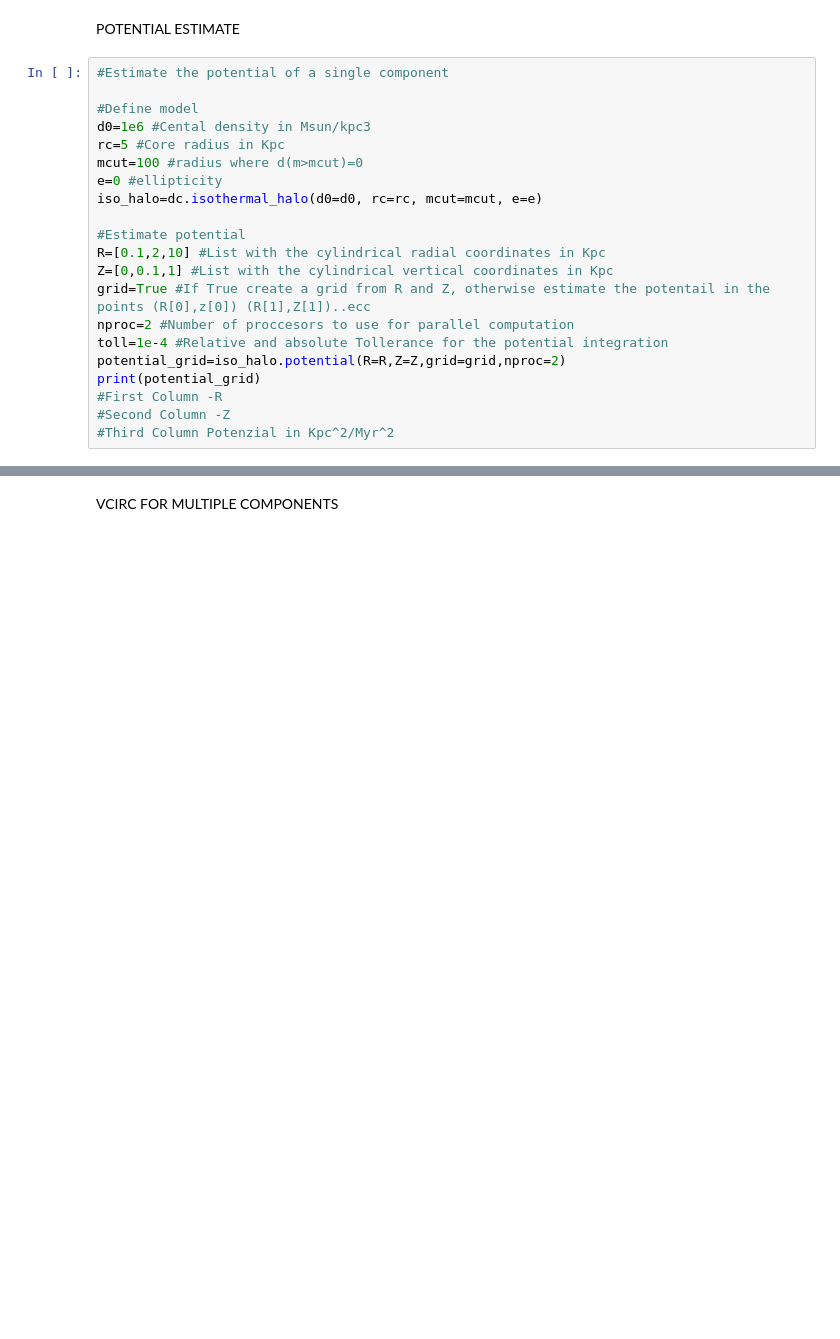
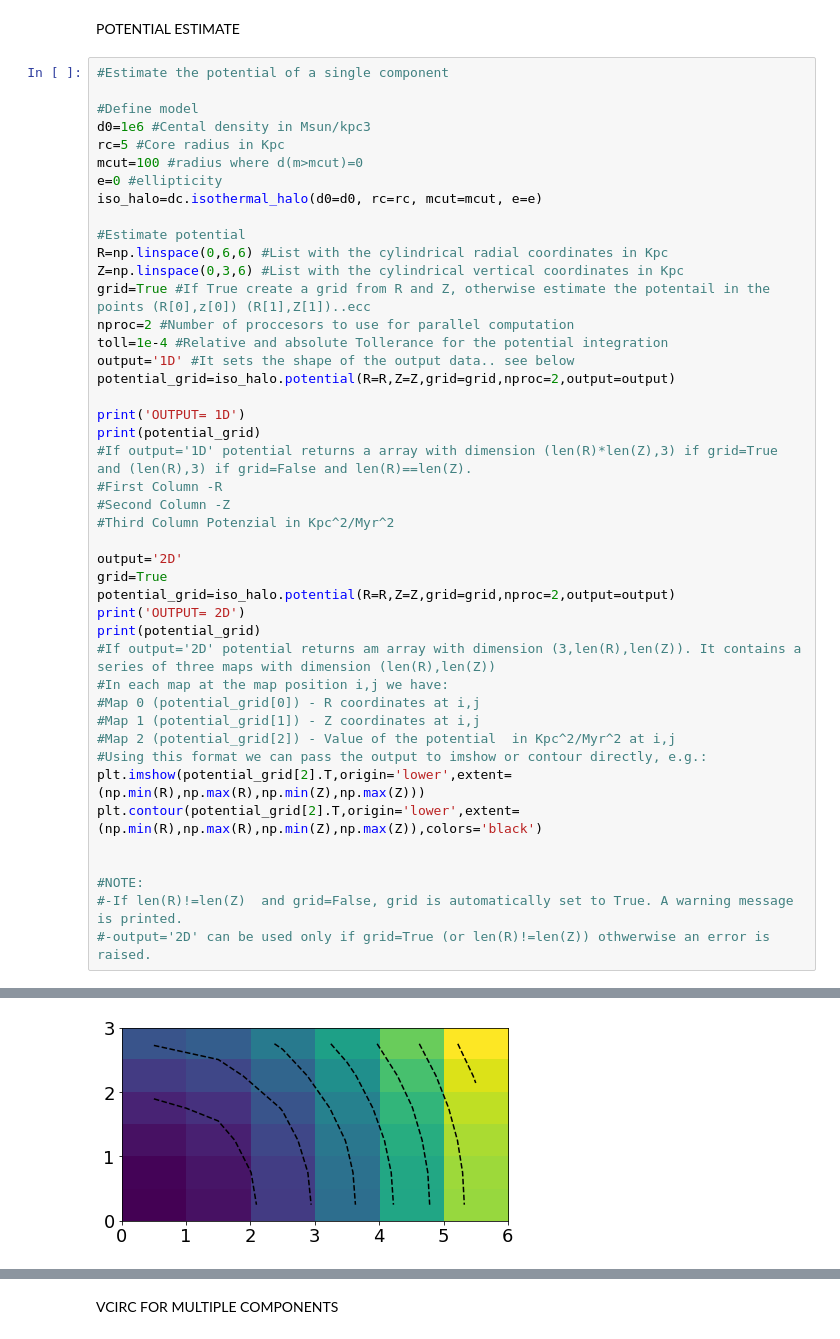
Before and after one commit to editeodoro/discH, a Jupyter notebook: doc/Tutorial.ipynb, the cells around one changed output, grey strips where cells are left out. Saved outputs shown, nothing was run; the diff lists cells and outputs as text; blank space fills up the shorter version.

```diff
--- a/doc/Tutorial.ipynb
+++ b/doc/Tutorial.ipynb
@@ -1018,14 +1013,37 @@ e=0 #ellipticity
 iso_halo=dc.isothermal_halo(d0=d0, rc=rc, mcut=mcut, e=e)
 
 #Estimate potential
-R=[0.1,2,10] #List with the cylindrical radial coordinates in Kpc
-Z=[0,0.1,1] #List with the cylindrical vertical coordinates in Kpc
+R=np.linspace(0,6,6) #List with the cylindrical radial coordinates in Kpc
+Z=np.linspace(0,3,6) #List with the cylindrical vertical coordinates in Kpc
 grid=True #If True create a grid from R and Z, otherwise estimate the potentail in the points (R[0],z[0]) (R[1],Z[1])..ecc
 nproc=2 #Number of proccesors to use for parallel computation
 toll=1e-4 #Relative and absolute Tollerance for the potential integration
-potential_grid=iso_halo.potential(R=R,Z=Z,grid=grid,nproc=2)
+output='1D' #It sets the shape of the output data.. see below
+potential_grid=iso_halo.potential(R=R,Z=Z,grid=grid,nproc=2,output=output)
+
+print('OUTPUT= 1D')
 print(potential_grid)
+#If output='1D' potential returns a array with dimension (len(R)*len(Z),3) if grid=True and (len(R),3) if grid=False and len(R)==len(Z).
 #First Column -R
 #Second Column -Z
 #Third Column Potenzial in Kpc^2/Myr^2
+
+output='2D'
+grid=True
+potential_grid=iso_halo.potential(R=R,Z=Z,grid=grid,nproc=2,output=output)
+print('OUTPUT= 2D')
+print(potential_grid)
+#If output='2D' potential returns am array with dimension (3,len(R),len(Z)). It contains a series of three maps with dimension (len(R),len(Z))
+#In each map at the map position i,j we have:
+#Map 0 (potential_grid[0]) - R coordinates at i,j
+#Map 1 (potential_grid[1]) - Z coordinates at i,j
+#Map 2 (potential_grid[2]) - Value of the potential  in Kpc^2/Myr^2 at i,j
+#Using this format we can pass the output to imshow or contour directly, e.g.:
+plt.imshow(potential_grid[2].T,origin='lower',extent=(np.min(R),np.max(R),np.min(Z),np.max(Z)))
+plt.contour(potential_grid[2].T,origin='lower',extent=(np.min(R),np.max(R),np.min(Z),np.max(Z)),colors='black')
+
+
+#NOTE:
+#-If len(R)!=len(Z)  and grid=False, grid is automatically set to True. A warning message is printed.
+#-output='2D' can be used only if grid=True (or len(R)!=len(Z)) othwerwise an error is raised.
 # %% [output]
@@ -1041,3 +1068,4 @@ print(potential_grid)
+[figure, added]
 # %%
 #Estimate the potential of a ensemble of dynamic components
 from discH.dynamics import galpotential
```
Also changed, not shown: parts of 15 cells of this notebook, 6 other files.
